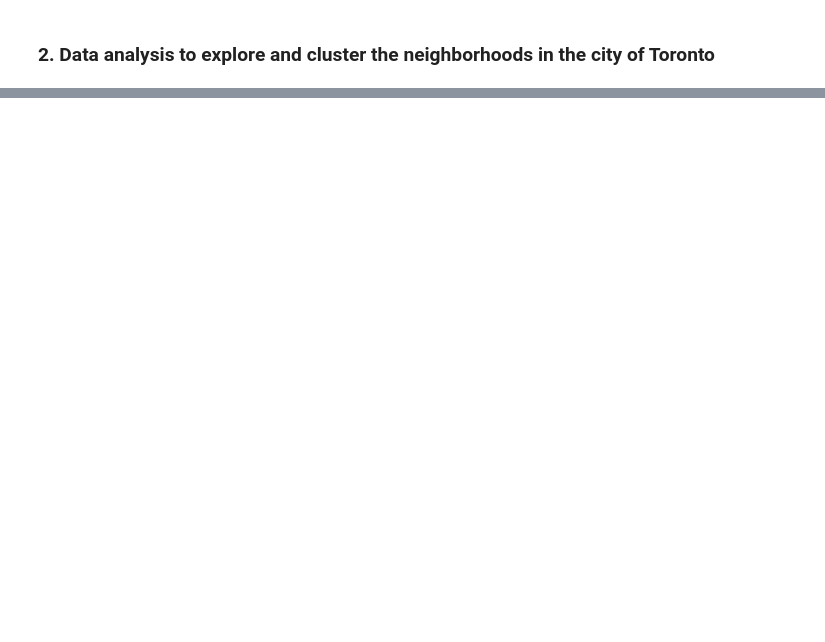
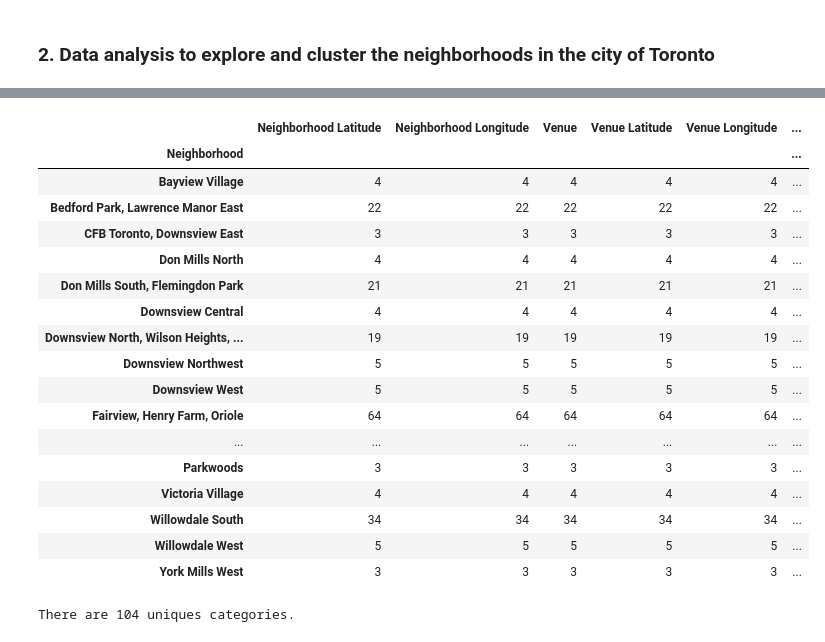
Before and after one commit to juwatow/Coursera_Capstone, a Jupyter notebook: segmenting-clustering-neighborhoods -toronto.ipynb, the cells around one changed output, grey strips where cells are left out. Drawn from its saved outputs; the diff is of its cells as text; code cells hidden in the pictures; blank space fills up the shorter version.

```diff
--- a/segmenting-clustering-neighborhoods -toronto.ipynb
+++ b/segmenting-clustering-neighborhoods -toronto.ipynb
@@ -116,0 +190,8 @@ Then let's loop through the data and add 2 new column (Latitude and Longitude) t
+# %%
+address = 'North York, ON'
+
+geolocator = Nominatim(user_agent="ny_explorer")
+location = geolocator.geocode(address)
+latitude = location.latitude
+longitude = location.longitude
+print('The geograpical coordinate of North York are {}, {}.'.format(latitude, longitude))
@@ -116,0 +302,26 @@ Then let's loop through the data and add 2 new column (Latitude and Longitude) t
+# %%
+# Check how many venues were returned for each neighborhood
+northyork_venues.groupby('Neighborhood').count()
+# %% [output]
+|  | Neighborhood Latitude | Neighborhood Longitude | Venue | Venue Latitude | Venue Longitude | ... |
+| Neighborhood |  |  |  |  |  | ... |
+| Bayview Village | 4 | 4 | 4 | 4 | 4 | ... |
+| Bedford Park, Lawrence Manor East | 22 | 22 | 22 | 22 | 22 | ... |
+| CFB Toronto, Downsview East | 3 | 3 | 3 | 3 | 3 | ... |
+| Don Mills North | 4 | 4 | 4 | 4 | 4 | ... |
+| Don Mills South, Flemingdon Park | 21 | 21 | 21 | 21 | 21 | ... |
+| Downsview Central | 4 | 4 | 4 | 4 | 4 | ... |
+| Downsview North, Wilson Heights, ... | 19 | 19 | 19 | 19 | 19 | ... |
+| Downsview Northwest | 5 | 5 | 5 | 5 | 5 | ... |
+| Downsview West | 5 | 5 | 5 | 5 | 5 | ... |
+| Fairview, Henry Farm, Oriole | 64 | 64 | 64 | 64 | 64 | ... |
+| ... | ... | ... | ... | ... | ... | ... |
+| Parkwoods | 3 | 3 | 3 | 3 | 3 | ... |
+| Victoria Village | 4 | 4 | 4 | 4 | 4 | ... |
+| Willowdale South | 34 | 34 | 34 | 34 | 34 | ... |
+| Willowdale West | 5 | 5 | 5 | 5 | 5 | ... |
+| York Mills West | 3 | 3 | 3 | 3 | 3 | ... |
+# %%
+print('There are {} uniques categories.'.format(len(northyork_venues['Venue Category'].unique())))
+# %% [output]
+There are 104 uniques categories.
```
Also changed, not shown: parts of 38 cells of this notebook.
